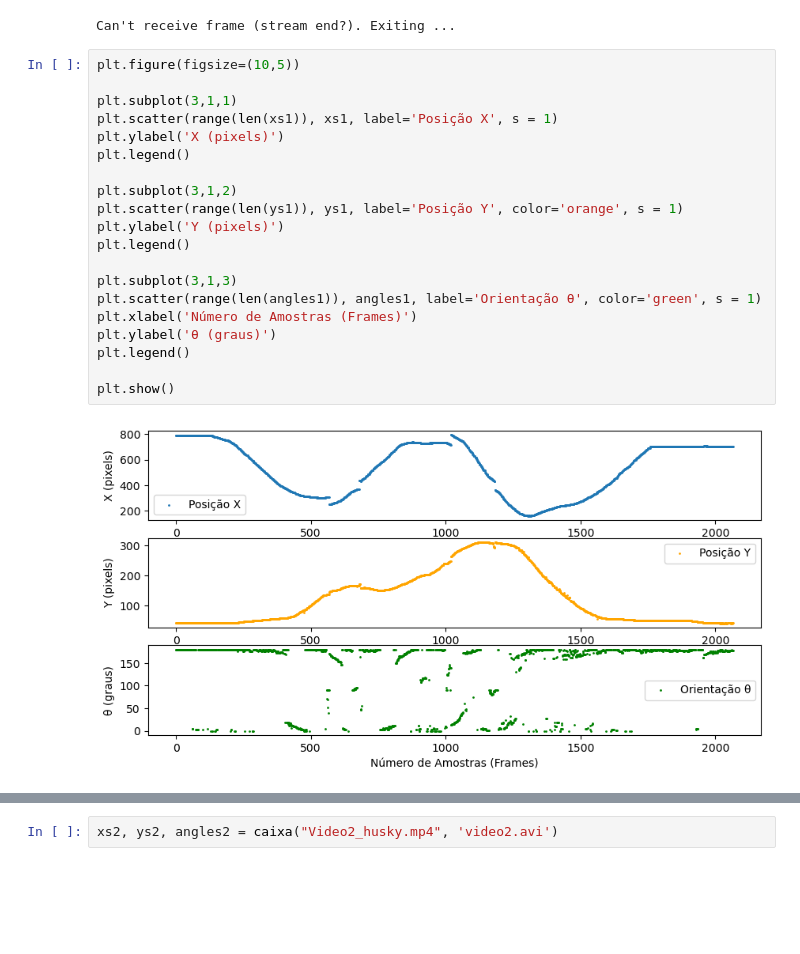
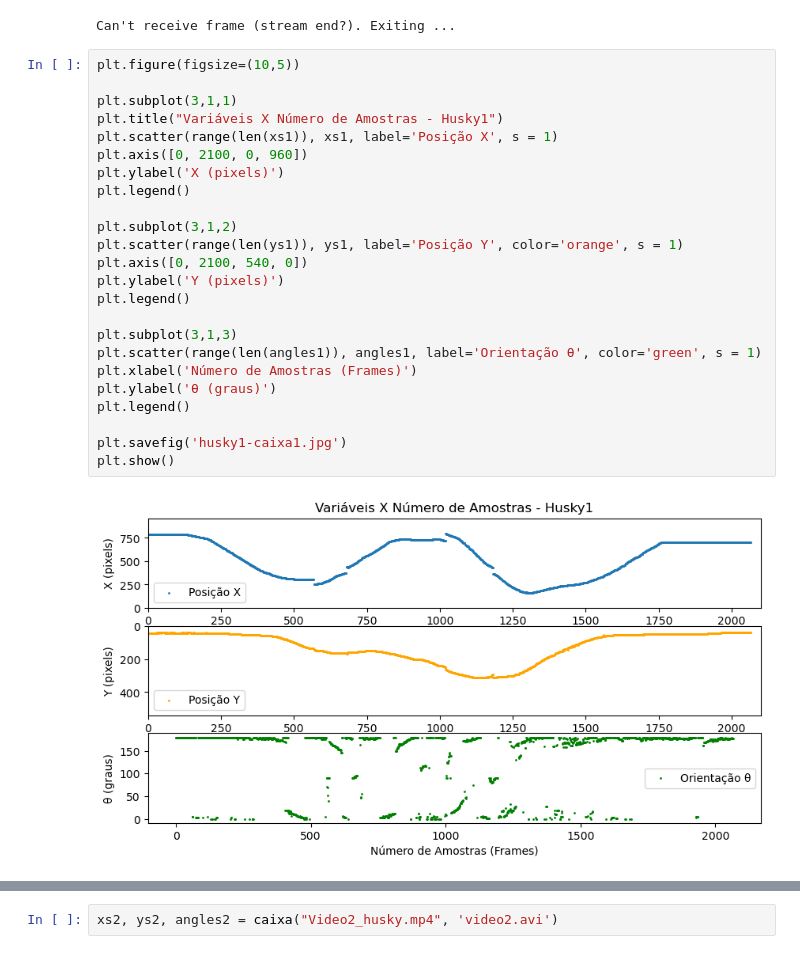
Before and after one commit to miguelmota2301/Visao-Computacional-Husky, a Jupyter notebook: funcaocaixa1.ipynb, the cells around one changed output, grey strips where cells are left out. Drawn from its saved outputs; the diff is of its cells as text; blank space fills up the shorter version.

```diff
--- a/funcaocaixa1.ipynb
+++ b/funcaocaixa1.ipynb
@@ -183,23 +209,27 @@ Can't receive frame (stream end?). Exiting ...
 # %%
 plt.figure(figsize=(10,5))
 
 plt.subplot(3,1,1)
+plt.title("Variáveis X Número de Amostras - Husky1")
 plt.scatter(range(len(xs1)), xs1, label='Posição X', s = 1)
+plt.axis([0, 2100, 0, 960])
 plt.ylabel('X (pixels)')
 plt.legend()
 
 plt.subplot(3,1,2)
 plt.scatter(range(len(ys1)), ys1, label='Posição Y', color='orange', s = 1)
+plt.axis([0, 2100, 540, 0])
 plt.ylabel('Y (pixels)')
 plt.legend()
 
 plt.subplot(3,1,3)
 plt.scatter(range(len(angles1)), angles1, label='Orientação θ', color='green', s = 1)
 plt.xlabel('Número de Amostras (Frames)')
 plt.ylabel('θ (graus)')
 plt.legend()
 
+plt.savefig('husky1-caixa1.jpg')
 plt.show()
 # %% [output]
-[figure, old version]
+[figure, new version]
 # %%
```
Also changed, not shown: parts of 6 cells of this notebook, 14 other files.
